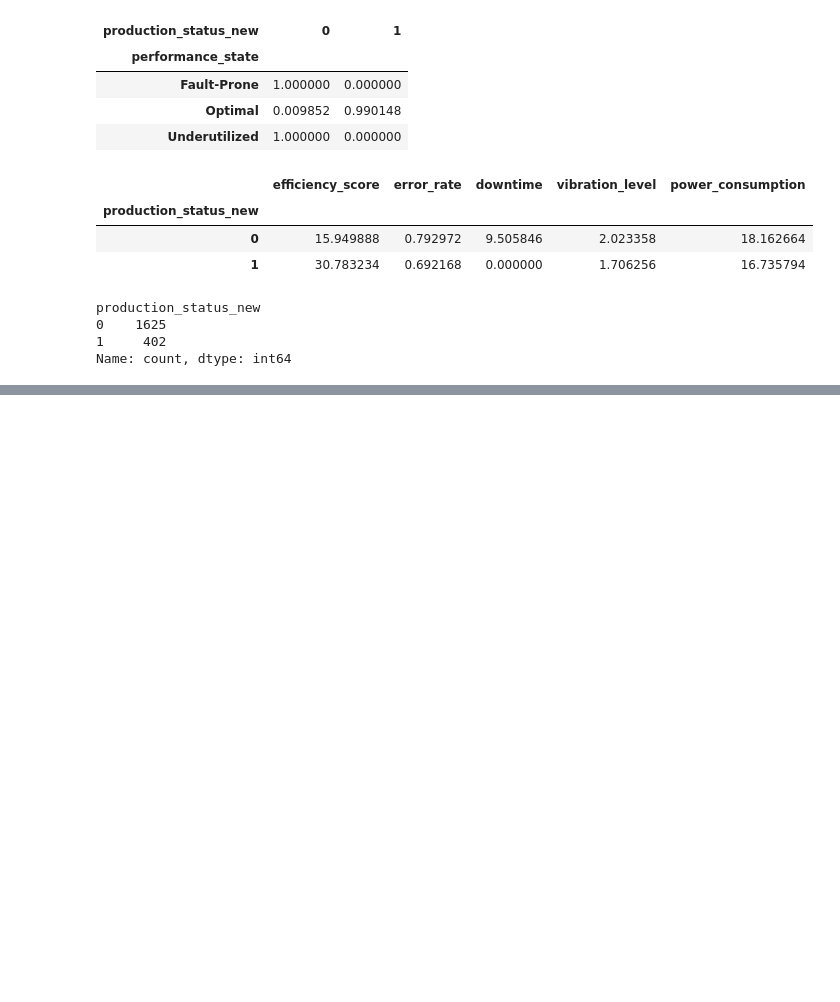
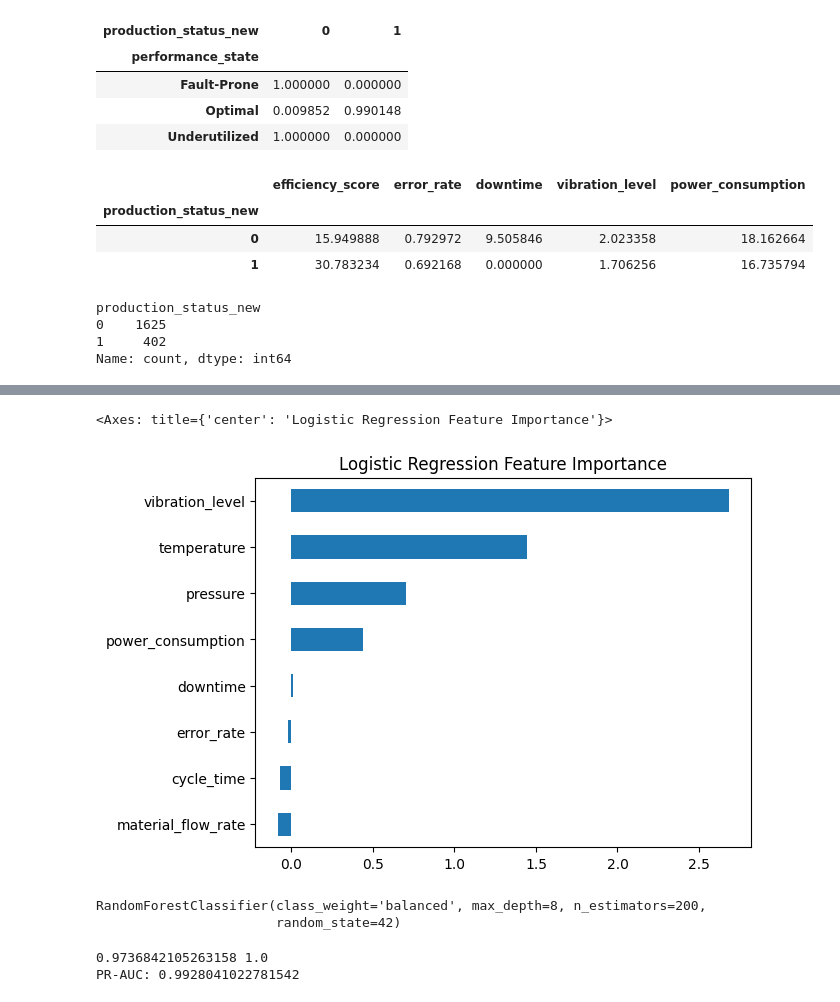
Before and after one commit to Om22210564/ML-Driven-Predictive-Intelligence-for-Smart-Manufacturing, a Jupyter notebook: Main.ipynb, the cells around one changed output, grey strips where cells are left out. Drawn from its saved outputs; the diff is of its cells as text; code cells hidden in the pictures; blank space fills up the shorter version.

```diff
--- a/Main.ipynb
+++ b/Main.ipynb
@@ -568,0 +571,24 @@ Name: count, dtype: int64
+# %%
+features = [
+    "temperature",
+    "vibration_level",
+    "power_consumption",
+    "pressure",
+    "material_flow_rate",
+    "cycle_time",
+    "error_rate",
+    "downtime"
+]
+target = "maintenance_flag"
+# %%
+from sklearn.model_selection import train_test_split
+
+X = df[features]
+y = df[target]
+
+X_train, X_test, y_train, y_test = train_test_split(
+    X, y,
+    test_size=0.25,
+    random_state=42,
+    stratify=y
+)
@@ -568,0 +660,25 @@ Name: count, dtype: int64
+# %%
+
+importance = pd.Series(
+    lr.coef_[0],
+    index=features
+).sort_values()
+
+importance.plot(kind="barh", title="Logistic Regression Feature Importance")
+# %% [output]
+<Axes: title={'center': 'Logistic Regression Feature Importance'}>
+[figure, added]
+# %%
+from sklearn.ensemble import RandomForestClassifier #will try i will use XGBoost and Isolation boost
+
+rf = RandomForestClassifier(
+    n_estimators=200,
+    max_depth=8,
+    class_weight="balanced",
+    random_state=42
+)
+
+rf.fit(X_train, y_train)
+# %% [output]
+RandomForestClassifier(class_weight='balanced', max_depth=8, n_estimators=200,
+                       random_state=42)
@@ -568,0 +688,9 @@ Name: count, dtype: int64
+# %%
+precision = precision_score(y_test, y_pred_rf)
+recall = recall_score(y_test, y_pred_rf)
+print(precision,recall)
+pr_auc = average_precision_score(y_test, y_prob_rf)
+print("PR-AUC:", pr_auc)
+# %% [output]
+0.9736842105263158 1.0
+PR-AUC: 0.9928041022781542
```
Also changed, not shown: parts of 39 cells of this notebook.
